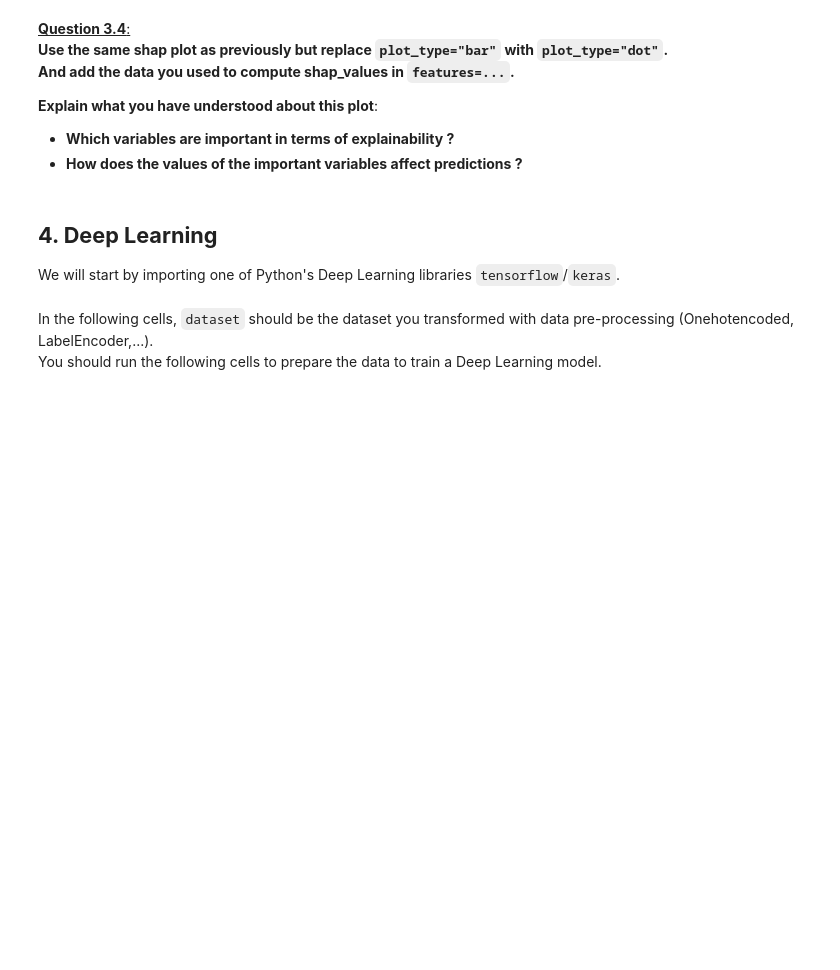
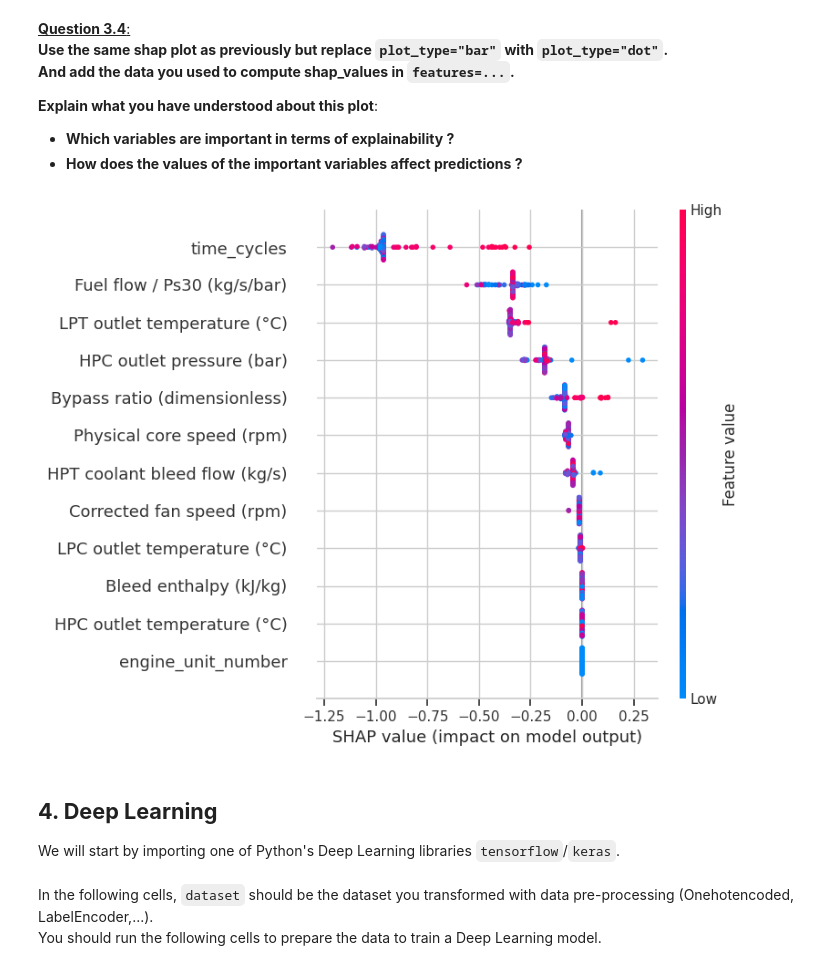
Before and after one commit to KpihX/rocket-durability-ai, a Jupyter notebook: ML_DL_NASA_2025.ipynb, the cells around one changed output. Drawn from its saved outputs; the diff is of its cells as text; code cells hidden in the pictures; blank space fills up the shorter version.

```diff
--- a/ML_DL_NASA_2025.ipynb
+++ b/ML_DL_NASA_2025.ipynb
@@ -721,6 +1233,12 @@ AssertionError: Summary plots need a matrix of shap_values, not a vector.
 **Explain what you have understood about this plot**:
 - **Which variables are important in terms of explainability ?**
 - **How does the values of the important variables affect predictions ?**
+# %%
+# Display the summary plot as a dot plot
+# Using shap_values for binary classification is already the matrix for the positive class.
+shap.summary_plot(shap_values, df_shap, plot_type="dot")
+# %% [output]
+[figure, added]
 # %% [markdown]
 ## **4. Deep Learning**
 
```
Also changed, not shown: parts of 61 cells of this notebook, 1 other file.
